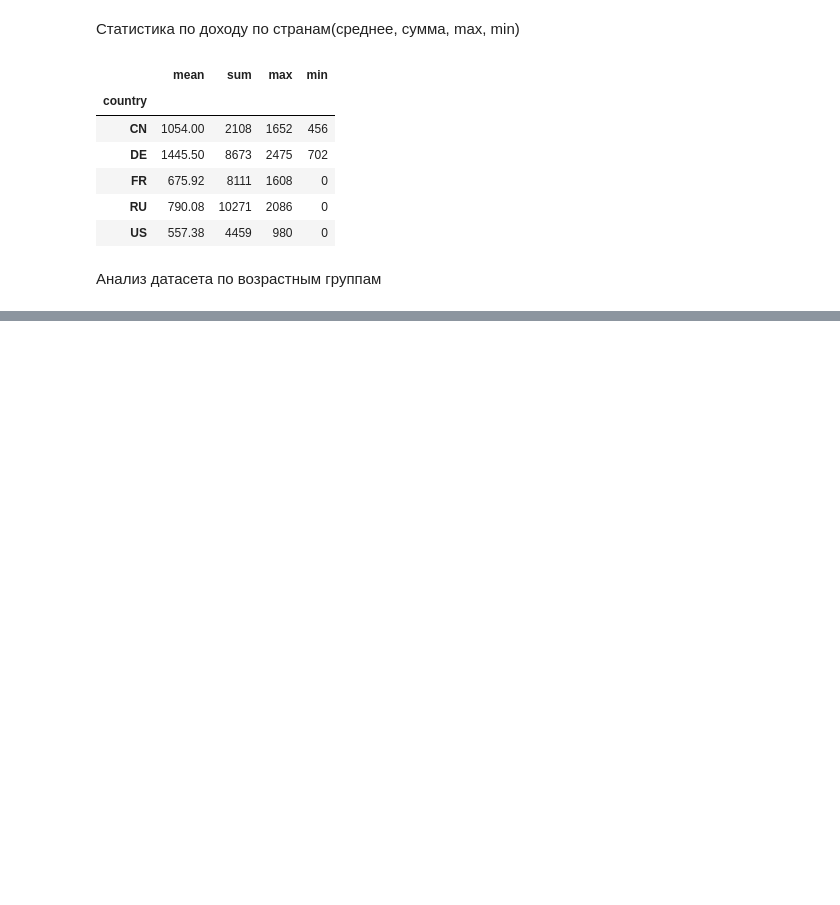
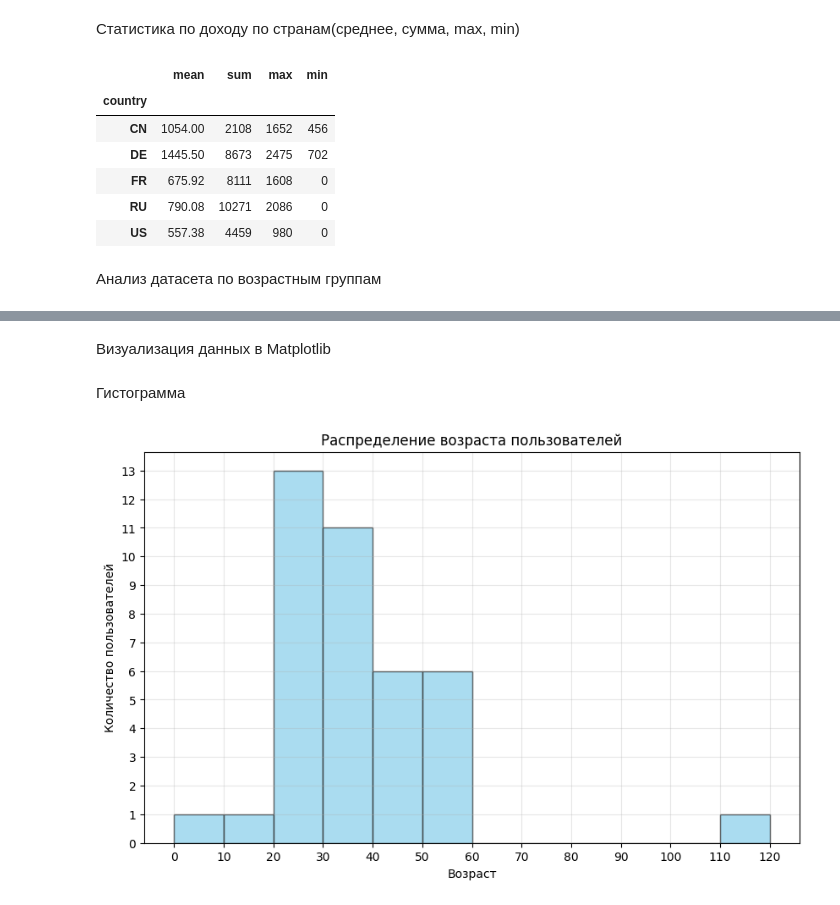
Before and after one commit to dashaaasd/Mazunina-group-2, a Jupyter notebook: homeworks/HW02/HW02.ipynb, the cells around one changed output, grey strips where cells are left out. Cells and saved outputs as stored; diff of their text form; code cells hidden in the pictures; blank space fills up the shorter version.

```diff
--- a/homeworks/HW02/HW02.ipynb
+++ b/homeworks/HW02/HW02.ipynb
@@ -191,2 +193,2 @@ df.groupby('country')['revenue'].agg(['mean', 'sum', 'max','min']).round(2)
 # %%
-pd.cut(df['age'], bins=[0, 18, 25, 35, 45, 55, 100, 150],labels=['<18', '18-25', '26-35', '36-45', '46-55', '56-100', '>100'])
+df['age_group'] =pd.cut(df['age'], bins=[0, 18, 25, 35, 45, 55, 100, 150],labels=['<18', '18-25', '26-35', '36-45', '46-55', '56-100', '>100'])
@@ -192,0 +216,17 @@ pd.cut(df['age'], bins=[0, 18, 25, 35, 45, 55, 100, 150],labels=['<18', '18-25',
+# %% [markdown]
+Визуализация данных в Matplotlib
+# %% [markdown]
+Гистограмма
+# %%
+plt.figure(figsize=(10, 6))
+plt.hist(df['age'].dropna(), bins=range(0, 121, 10), color='skyblue', edgecolor='black', alpha=0.7)
+plt.xlabel('Возраст')
+plt.ylabel('Количество пользователей')
+plt.title('Распределение возраста пользователей')
+plt.grid(True, alpha=0.3)
+plt.xticks(range(0, 121, 10))
+plt.yticks(range(0, 14, 1))
+plt.savefig('C:/Users/Admin/Mazunina-group-2/homeworks/HW02/figures/gisto.png', dpi=300, bbox_inches='tight')
+plt.show()
+# %% [output]
+[figure, added]
```
Also changed, not shown: parts of 10 cells of this notebook.
